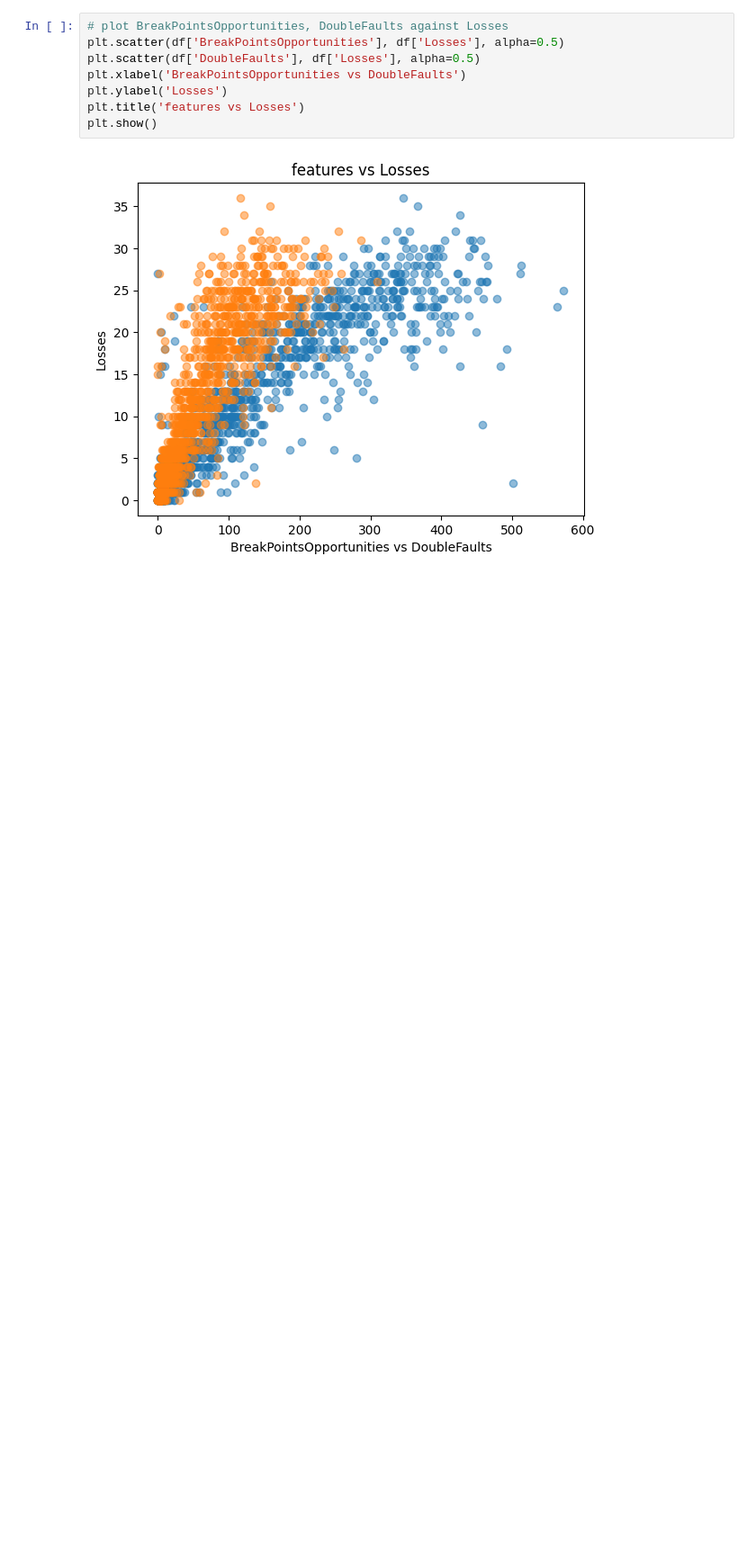
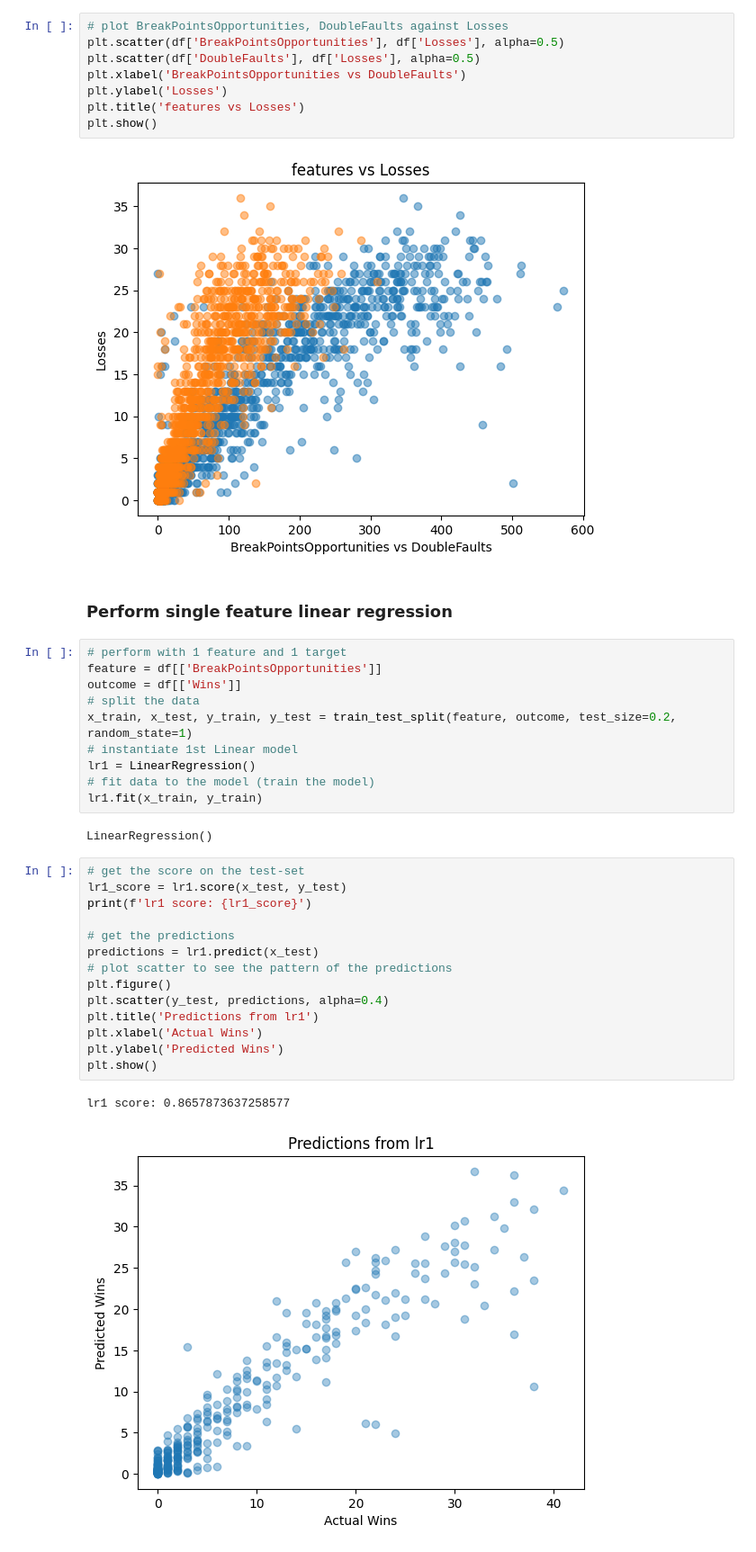
Before and after one commit to 1am8anana/Tennis_Ace, a Jupyter notebook: Tennis_Ace.ipynb, the cells around one changed output. Shown at 90% size. Saved outputs shown, nothing was run; the diff lists cells and outputs as text; blank space fills up the shorter version.

Commit message:
Perform single and two features linear regression and get score of each model

```diff
--- a/Tennis_Ace.ipynb
+++ b/Tennis_Ace.ipynb
@@ -58,3 +58,34 @@ plt.title('features vs Losses')
 plt.show()
 # %% [output]
 [figure]
+# %% [markdown]
+### Perform single feature linear regression
+# %%
+# perform with 1 feature and 1 target
+feature = df[['BreakPointsOpportunities']]
+outcome = df[['Wins']]
+# split the data
+x_train, x_test, y_train, y_test = train_test_split(feature, outcome, test_size=0.2, random_state=1)
+# instantiate 1st Linear model
+lr1 = LinearRegression()
+# fit data to the model (train the model)
+lr1.fit(x_train, y_train)
+# %% [output]
+LinearRegression()
+# %%
+# get the score on the test-set
+lr1_score = lr1.score(x_test, y_test)
+print(f'lr1 score: {lr1_score}')
+
+# get the predictions
+predictions = lr1.predict(x_test)
+# plot scatter to see the pattern of the predictions
+plt.figure()
+plt.scatter(y_test, predictions, alpha=0.4)
+plt.title('Predictions from lr1')
+plt.xlabel('Actual Wins')
+plt.ylabel('Predicted Wins')
+plt.show()
+# %% [output]
+lr1 score: 0.8657873637258577
+[figure, added]
```
Also changed, not shown: parts of 5 cells of this notebook.
